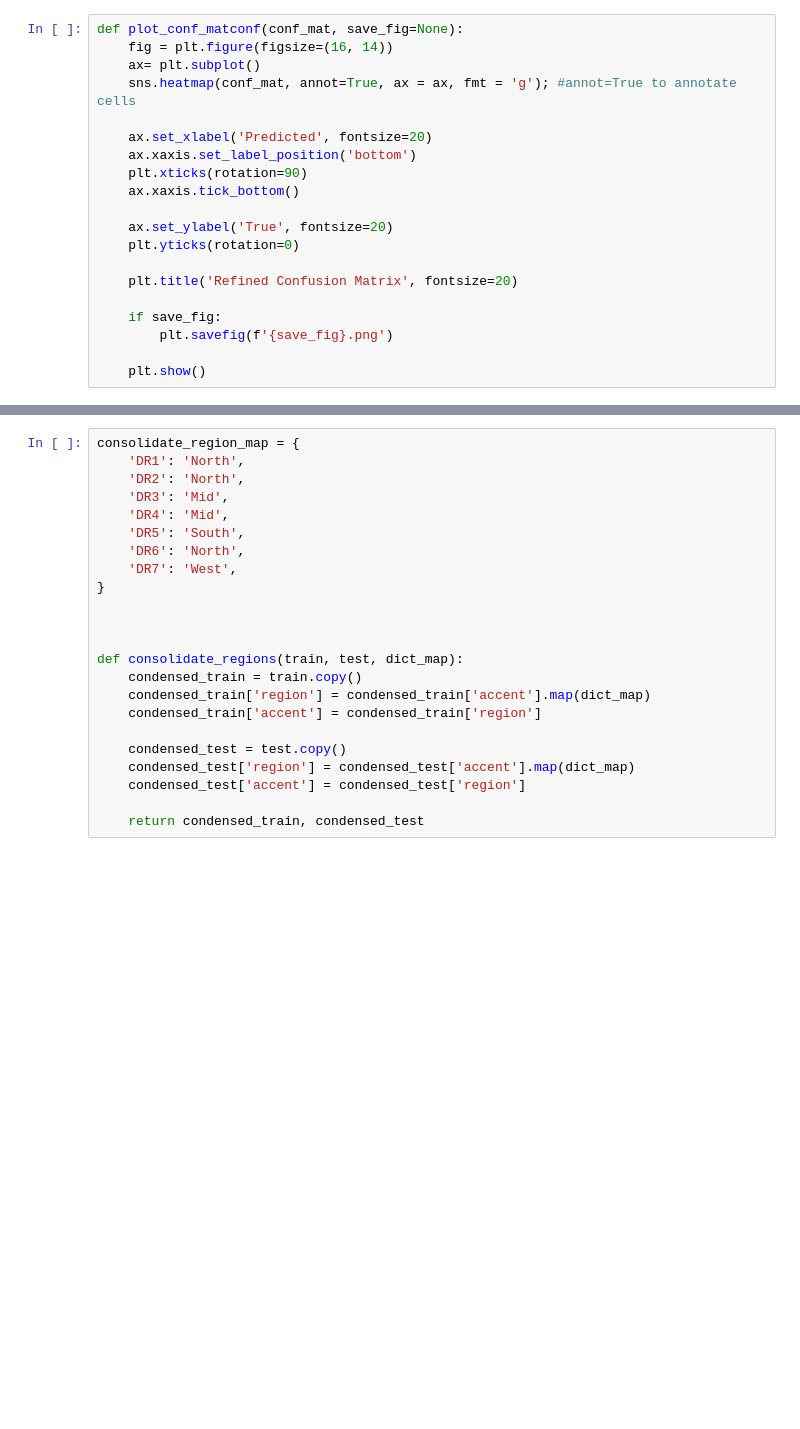
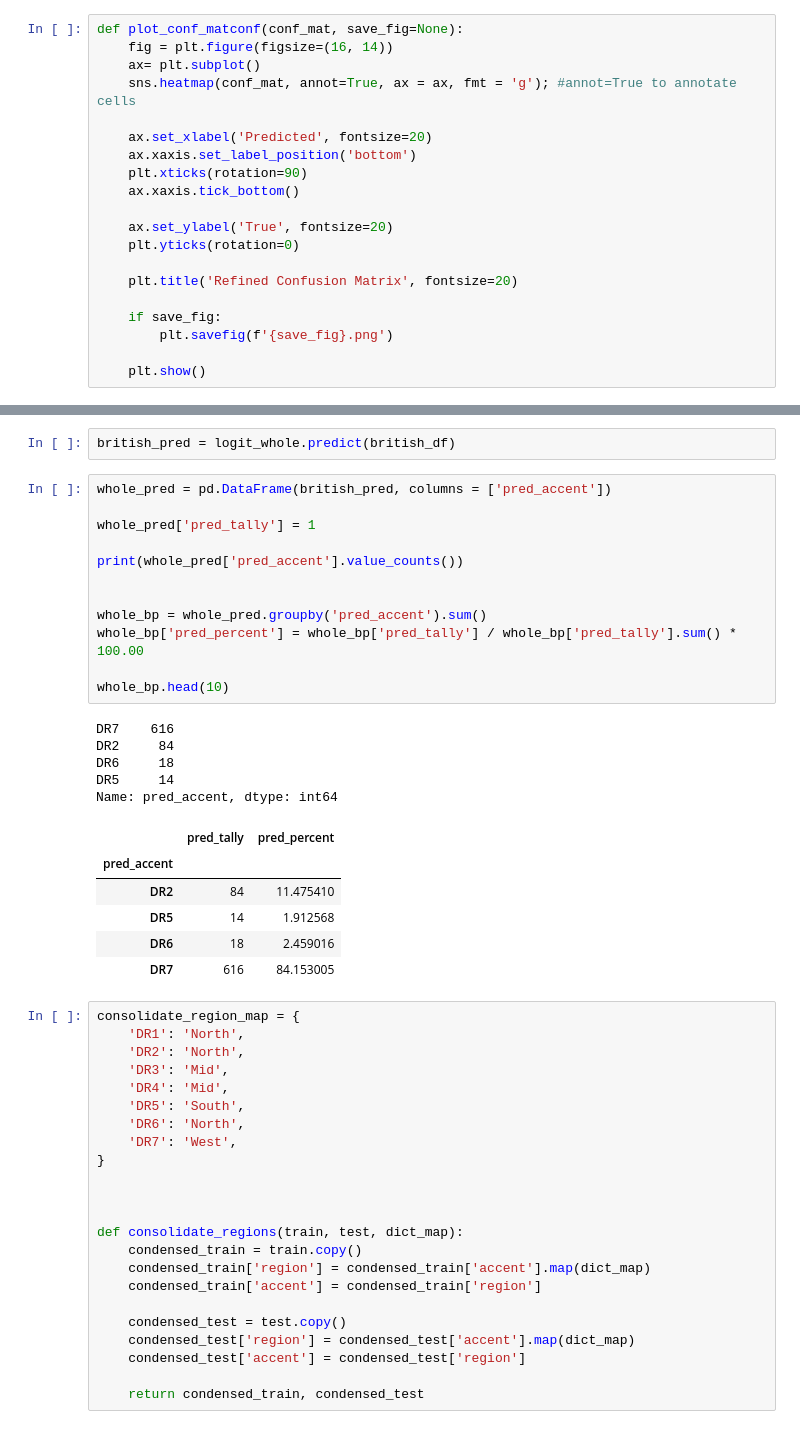
Before and after one commit to andrewpaster/isye_6740_final_project_accents, a Jupyter notebook: Models/Logistic Regression_ mfcc.ipynb, the cells around one changed output, grey strips where cells are left out. Cells and saved outputs as stored; diff of their text form; blank space fills up the shorter version.

```diff
--- a/Models/Logistic Regression_ mfcc.ipynb
+++ b/Models/Logistic Regression_ mfcc.ipynb
@@ -138,3 +149,29 @@ support    965.000000  1967.000000   0.19719  13596.000000  13596.000000
+# %%
+british_pred = logit_whole.predict(british_df)
+# %%
+whole_pred = pd.DataFrame(british_pred, columns = ['pred_accent'])
+
+whole_pred['pred_tally'] = 1
+
+print(whole_pred['pred_accent'].value_counts())
+
+
+whole_bp = whole_pred.groupby('pred_accent').sum()
+whole_bp['pred_percent'] = whole_bp['pred_tally'] / whole_bp['pred_tally'].sum() * 100.00
+
+whole_bp.head(10)
+# %% [output]
+DR7    616
+DR2     84
+DR6     18
+DR5     14
+Name: pred_accent, dtype: int64
+|  | pred_tally | pred_percent |
+| pred_accent |  |  |
+| DR2 | 84 | 11.475410 |
+| DR5 | 14 | 1.912568 |
+| DR6 | 18 | 2.459016 |
+| DR7 | 616 | 84.153005 |
 # %%
 consolidate_region_map = {
     'DR1': 'North',
```
Also changed, not shown: parts of 10 cells of this notebook.
